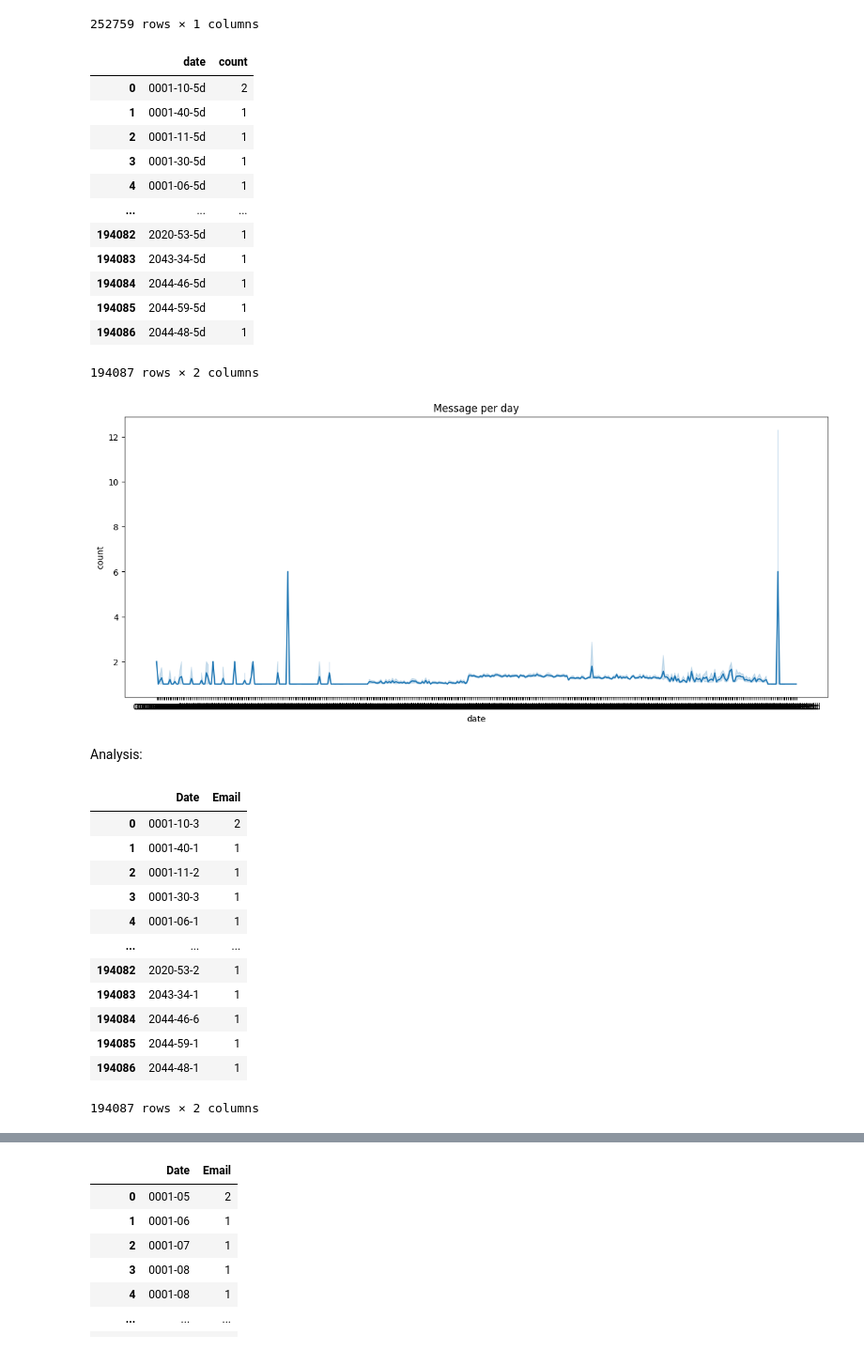
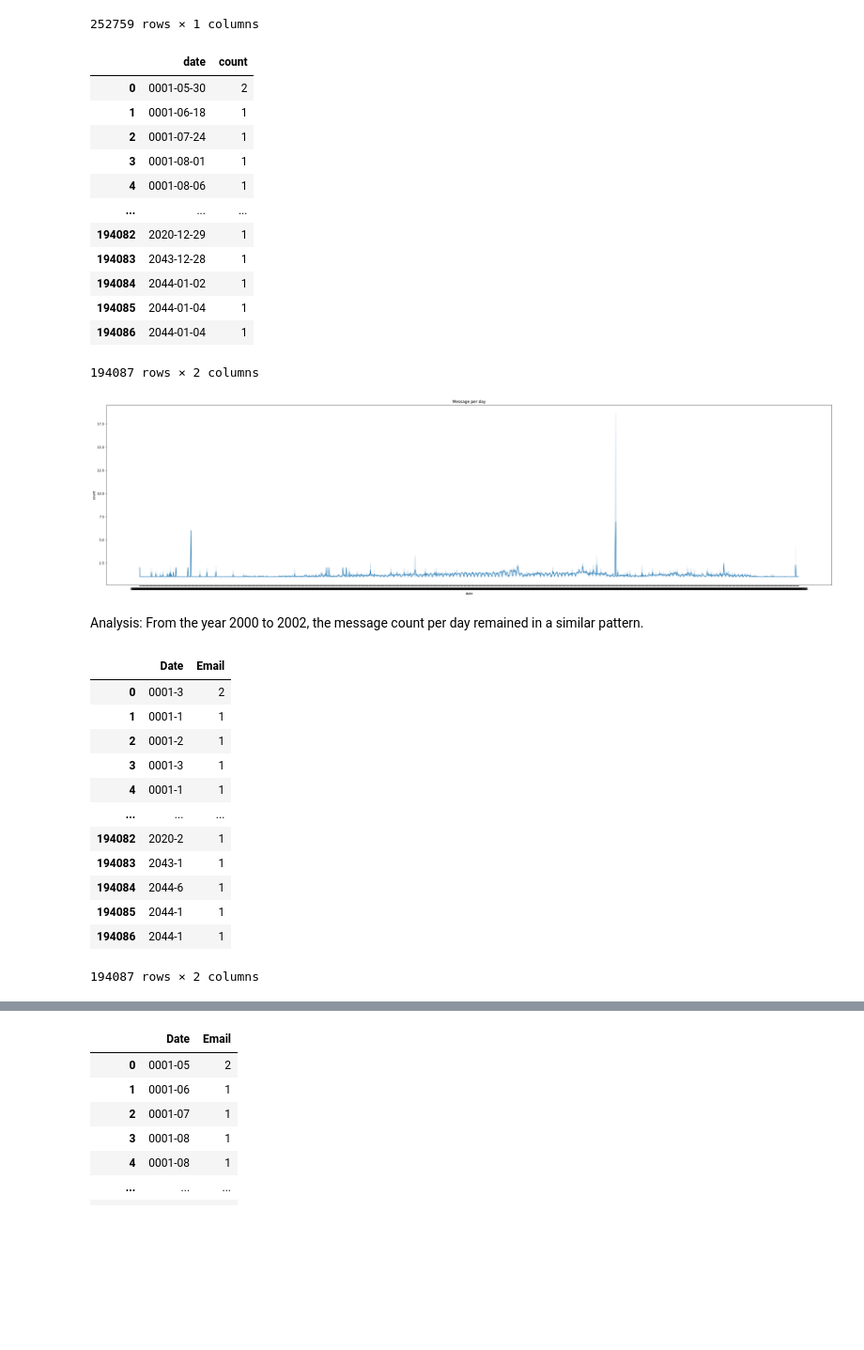
Before and after one commit to Sharrfaa/textsummariser, a Jupyter notebook: IBP_Assignment2.ipynb, the cells around one changed output, grey strips where cells are left out. Shown at 94% size. Saved outputs shown, nothing was run; the diff lists cells and outputs as text; code cells hidden in the pictures; blank space fills up the shorter version.

```diff
--- a/IBP_Assignment2.ipynb
+++ b/IBP_Assignment2.ipynb
@@ -209,7 +160,7 @@ message_dataframe
 # %%
 # count number of email per day using sql query, strftime and COUNT()
 SQL = """
-SELECT strftime('%Y-%M-5d',date)
+SELECT strftime('%Y-%m-%d', date)
 AS date,
 COUNT(*) AS count FROM message
 GROUP BY date
@@ -224,33 +175,33 @@ messageperday_dataframe = pd.read_sql_query(SQL, conn)
 messageperday_dataframe
 # %% [output]
 |  | date | count |
-| 0 | 0001-10-5d | 2 |
-| 1 | 0001-40-5d | 1 |
-| 2 | 0001-11-5d | 1 |
-| 3 | 0001-30-5d | 1 |
-| 4 | 0001-06-5d | 1 |
+| 0 | 0001-05-30 | 2 |
+| 1 | 0001-06-18 | 1 |
+| 2 | 0001-07-24 | 1 |
+| 3 | 0001-08-01 | 1 |
+| 4 | 0001-08-06 | 1 |
 | ... | ... | ... |
-| 194082 | 2020-53-5d | 1 |
-| 194083 | 2043-34-5d | 1 |
-| 194084 | 2044-46-5d | 1 |
-| 194085 | 2044-59-5d | 1 |
-| 194086 | 2044-48-5d | 1 |
+| 194082 | 2020-12-29 | 1 |
+| 194083 | 2043-12-28 | 1 |
+| 194084 | 2044-01-02 | 1 |
+| 194085 | 2044-01-04 | 1 |
+| 194086 | 2044-01-04 | 1 |
 194087 rows × 2 columns
 # %%
-# plotting graph
+# plotting line graph
 
-graph1 = plt.subplots(figsize=(15,6))
+graph1 = plt.subplots(figsize=(40,10))
 sns.lineplot(x="date", y="count" ,data= messageperday_dataframe)
 plt.title('Message per day')
 plt.show()
 # %% [output]
-[figure, old version]
+[figure, new version]
-# %% [markdown]
-Analysis:
+# %% [markdown]
+Analysis: From the year 2000 to 2002, the message count per day remained in a similar pattern.
 # %%
 # count number of email per week using sql query, strftime and COUNT()
 SQL = """
-SELECT strftime('%Y-%M-%w',Date)
+SELECT strftime('%Y-%w',Date)
 AS Date,
 COUNT(*) AS Email FROM message
 GROUP BY Date
@@ -265,16 +216,16 @@ messageperweek_dataframe = pd.read_sql_query(SQL, conn)
 messageperweek_dataframe
 # %% [output]
 |  | Date | Email |
-| 0 | 0001-10-3 | 2 |
-| 1 | 0001-40-1 | 1 |
-| 2 | 0001-11-2 | 1 |
-| 3 | 0001-30-3 | 1 |
-| 4 | 0001-06-1 | 1 |
+| 0 | 0001-3 | 2 |
+| 1 | 0001-1 | 1 |
+| 2 | 0001-2 | 1 |
+| 3 | 0001-3 | 1 |
+| 4 | 0001-1 | 1 |
 | ... | ... | ... |
-| 194082 | 2020-53-2 | 1 |
-| 194083 | 2043-34-1 | 1 |
-| 194084 | 2044-46-6 | 1 |
-| 194085 | 2044-59-1 | 1 |
-| 194086 | 2044-48-1 | 1 |
+| 194082 | 2020-2 | 1 |
+| 194083 | 2043-1 | 1 |
+| 194084 | 2044-6 | 1 |
+| 194085 | 2044-1 | 1 |
+| 194086 | 2044-1 | 1 |
 194087 rows × 2 columns
 # %%
```
Also changed, not shown: parts of 26 cells of this notebook.
